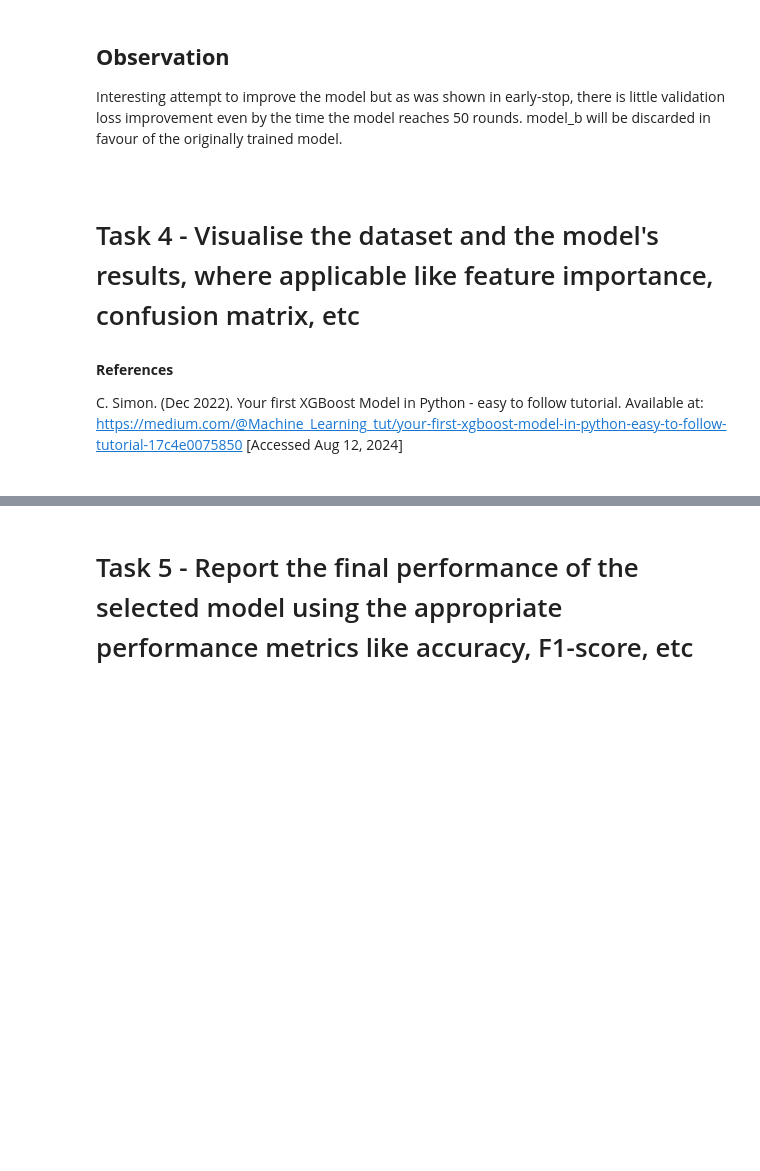
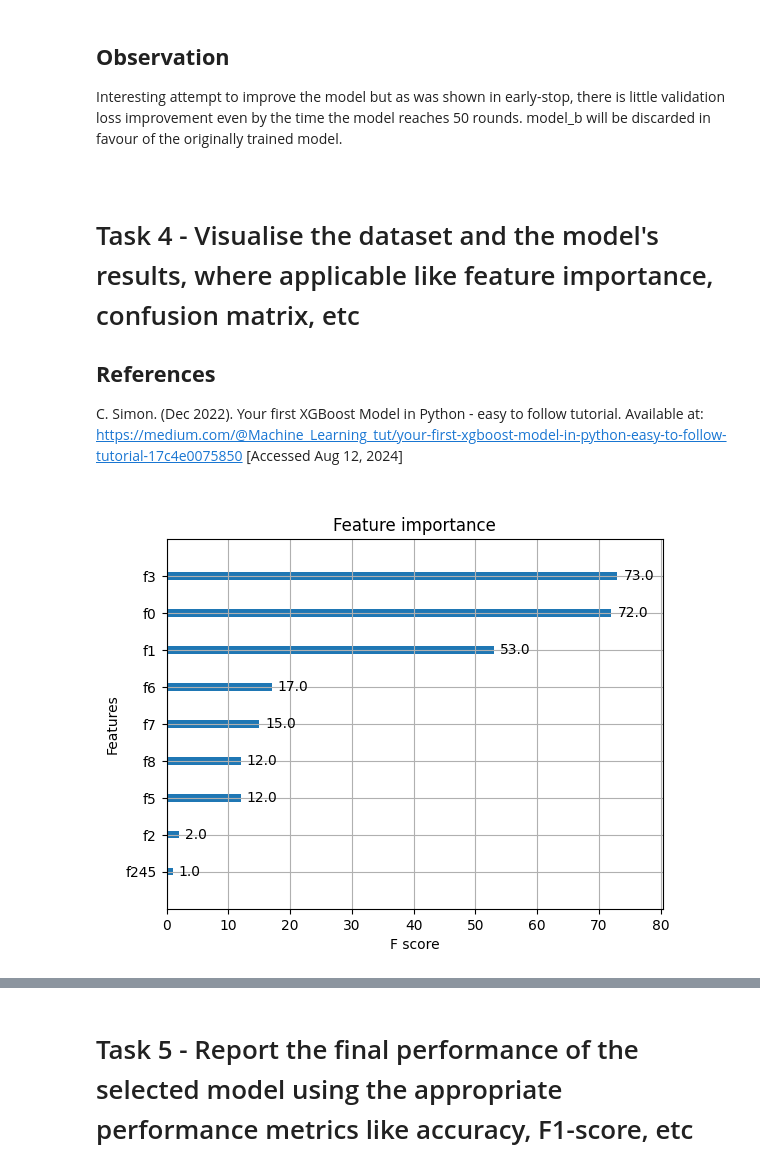
Before and after one commit to chrismintz1/Public, a Jupyter notebook: module 3 final assignment/final assignment part 1.ipynb, the cells around one changed output, grey strips where cells are left out. Saved outputs shown, nothing was run; the diff lists cells and outputs as text; code cells hidden in the pictures; blank space fills up the shorter version.

Commit message:
Completed the last of the tasks for visualization and even renders the model to disk

```diff
--- a/module 3 final assignment/final assignment part 1.ipynb
+++ b/module 3 final assignment/final assignment part 1.ipynb
@@ -324,8 +322,8 @@ Best subsample: 0.7
 params_tuned = {
     'objective': 'binary:logistic',
     'max_depth': 9,
-    'eta': 0.3,
-    'gamma': 0.3,
+    'eta': 0.1,
+    'gamma': 0.1,
     'subsample': 0.7,
     'min_child_weight': 5,
     'eval_metric': 'rmse',
@@ -333,12 +331,14 @@ params_tuned = {
 }
 
 evals = [(dtrain_reg, 'train'), (dtest_reg, 'validation')]
+evals_result = {}
 
 model = xgb.train(
     params_tuned,
     dtrain_reg,
     num_boost_round=200,
     evals=evals,
-    early_stopping_rounds=10
+    early_stopping_rounds=10,
+    evals_result=evals_result
 )
 # %% [output]
@@ -401,9 +401,7 @@ Interesting attempt to improve the model but as was shown in early-stop, there i
 # %% [markdown]
 # Task 4 - Visualise the dataset and the model's results, where applicable like feature importance, confusion matrix, etc
 
-###
-<b>References</b>
+## <b>References</b>
 
 C. Simon. (Dec 2022). Your first XGBoost Model in Python - easy to follow tutorial. Available at: https://medium.com/@Machine_Learning_tut/your-first-xgboost-model-in-python-easy-to-follow-tutorial-17c4e0075850 [Accessed Aug 12, 2024]
-
-###
+##
@@ -411,0 +408,9 @@ from sklearn.metrics import confusion_matrix
+# %%
+# do a quick look into feature importance using XGBoost's built-in feature importance
+from sklearn.metrics import confusion_matrix, accuracy_score, classification_report
+import matplotlib.pyplot as plt
+
+xgb.plot_importance(model)
+plt.show()
+# %% [output]
+[figure, added]
```
Also changed, not shown: parts of 11 cells of this notebook, 1 other file.
